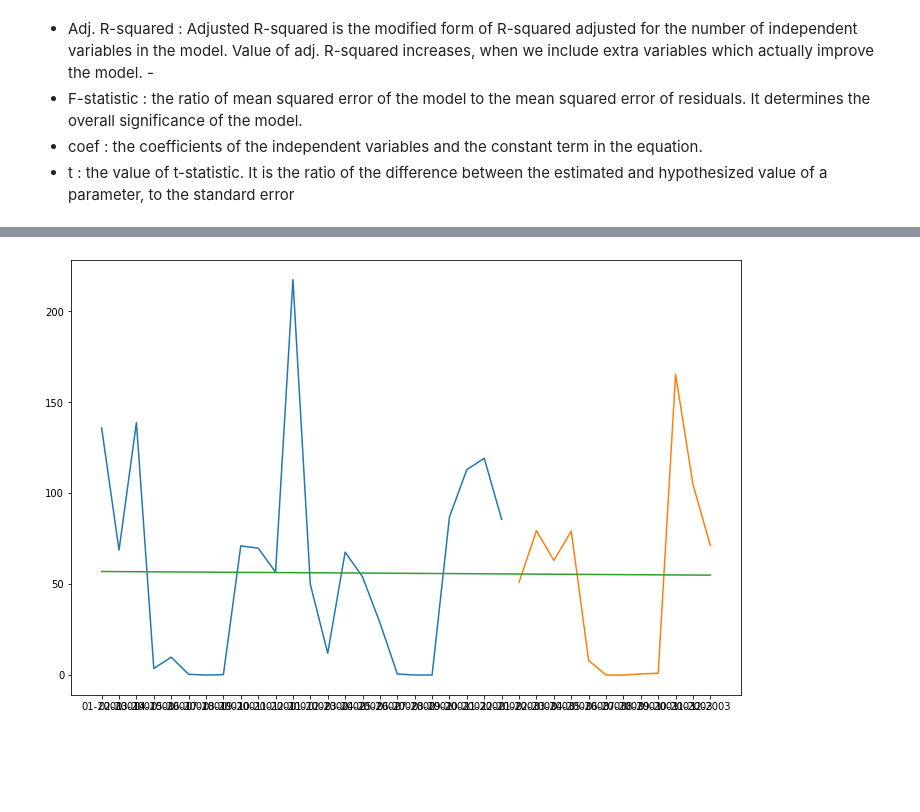
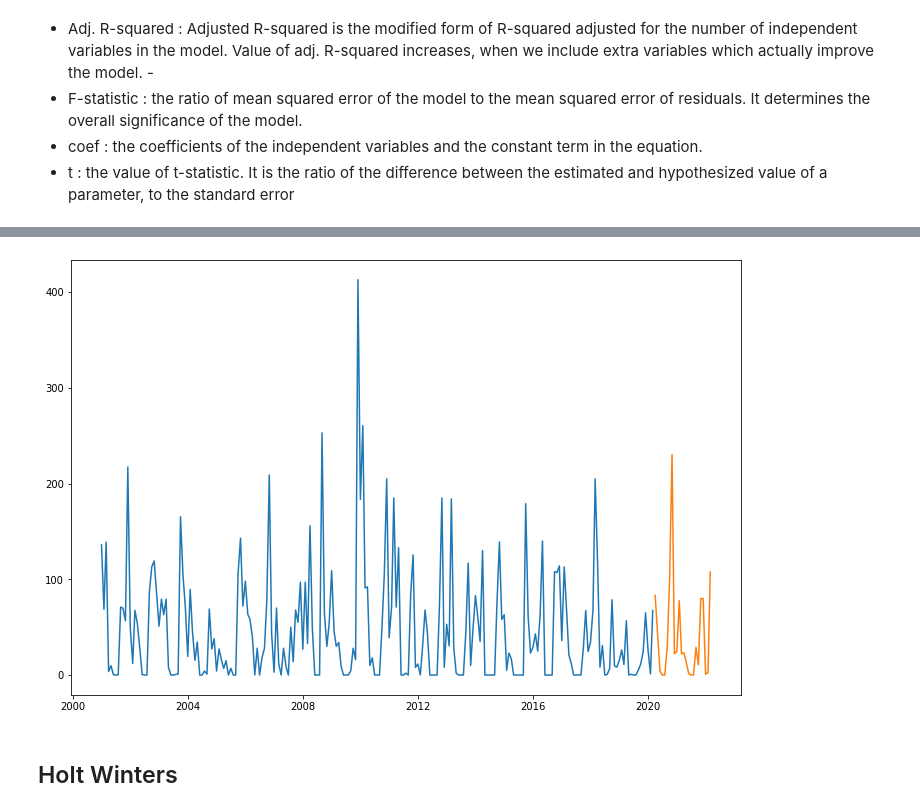
Before and after one commit to ManuelS0usa/TS-Precipitation-Forecast, a Jupyter notebook: training.ipynb, the cells around one changed output, grey strips where cells are left out. Drawn from its saved outputs; the diff is of its cells as text; code cells hidden in the pictures; blank space fills up the shorter version.

```diff
--- a/training.ipynb
+++ b/training.ipynb
@@ -11,3 +8,5 @@ load_data = Data_Reader(file_path)
+# %%
+load_data = Data_Reader()
 # %%
 df = load_data.get_df()
 # %%
@@ -49,0 +47,4 @@ mydata.plot.line(figsize=(15,8), title='Precipitação')
+# %%
+# Count null values to remove
+null_values = mydata.isnull().sum()
+print(null_values)
@@ -49,0 +54,3 @@ mydata.plot.line(figsize=(15,8), title='Precipitação')
+# %%
+# Dropping last n rows using drop
+mydata.drop(mydata.tail(null_values[0]).index, inplace = True)
@@ -50,6 +62,6 @@ mydata.plot.line(figsize=(15,8), title='Precipitação')
 # %%
 # Split data into training and testing samples
-data_split = load_data.test_training_split(mydata, months_number=24)
-train = data_split['train']
-test = data_split['test']
+data_split = load_data.test_training_split(mydata, months_test_size=24)
+train_data = data_split['train']
+test_data = data_split['test']
 # %%
@@ -142,9 +163,11 @@ array([56.93048048, 56.87318318, 56.81588589, 56.75858859, 56.70129129,
 # %%
 plt.figure(figsize=(12, 8))
-plt.plot(train, label='Train')
-plt.plot(test, label='Test')
-plt.plot(y_pred, label='Test')
+plt.plot(train_data, label='Train')
+plt.plot(test_data, label='Test')
+# plt.plot(y_pred, label='Test')
 plt.show()
 # %% [output]
-[figure, old version]
+[figure, new version]
+# %% [markdown]
+## Holt Winters
 # %%
```
Also changed, not shown: parts of 32 cells of this notebook, 2 other files.
